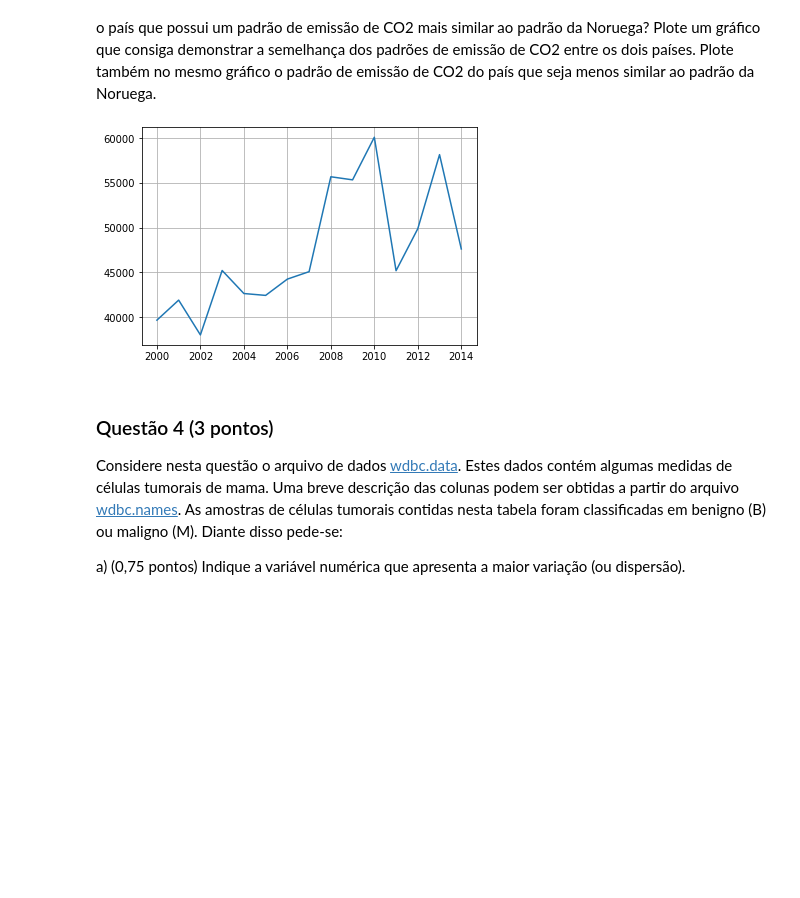
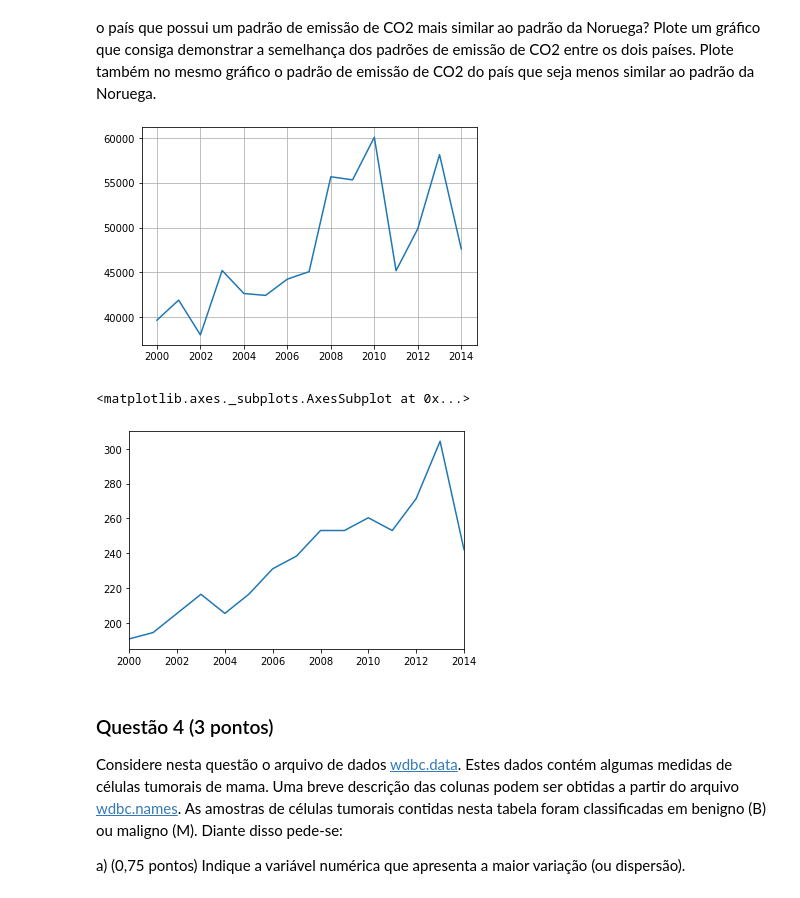
Before and after one commit to pabloufrn/probabilidade, a Jupyter notebook: TrabalhoI/TrabalhoI.ipynb, the cells around one changed output. Saved outputs shown, nothing was run; the diff lists cells and outputs as text; code cells hidden in the pictures; blank space fills up the shorter version.

```diff
--- a/TrabalhoI/TrabalhoI.ipynb
+++ b/TrabalhoI/TrabalhoI.ipynb
@@ -75,12 +75,8 @@ import numpy as np
 import pandas as pd
 # %%
 df = pd.read_csv('CO2_emission.txt', sep='\t', index_col='Country Name', na_values='..')
-df1 = df
-df = df.loc[:'Zimbabwe', '2000 [YR2000]':]
-for col in df.columns:
-    df[col] = df[col].astype(float)
-sr = df.sum(axis = 1, skipna = True)
-df.loc['American Samoa']
-sr.idxmin()
-df
+df = df.loc[:'Zimbabwe', '2000 [YR2000]':].dropna()
+df.columns = [c.split()[0] for c in df.columns]
+srsum = df.sum(axis = 1)
+srsum.idxmin()
 # %% [output]
@@ -111,6 +114,12 @@ c) (0,5 pontos) Qual posição o Brasil ocupa no rank dos países que mais emiti
 d) (1 ponto) A Noruega é um dos países que vem fazendo esforço para diminuir a emissão de CO2. Abaixo se encontra o gráfico que demonstra a quantidade de CO2 emitido por este país ao longo do período apresentado pelos dados. Tendo em mente este padrão de emissão de CO2 da Noruega, qual o país que possui um padrão de emissão de CO2 mais similar ao padrão da Noruega? Plote um gráfico que consiga demonstrar a semelhança dos padrões de emissão de CO2 entre os dois países. Plote também no mesmo gráfico o padrão de emissão de CO2 do país que seja menos similar ao padrão da Noruega.
 
 ![image.png](attachment:image.png)
+# %%
+country = df.T.corr()['Norway'].nlargest(2).index[1]
+df.loc[country].plot.line()
+# %% [output]
+<matplotlib.axes._subplots.AxesSubplot at 0x...>
+[figure, added]
 # %% [markdown]
 ### Questão 4 (3 pontos)
 
```
Also changed, not shown: parts of 12 cells of this notebook, 1 other file.
